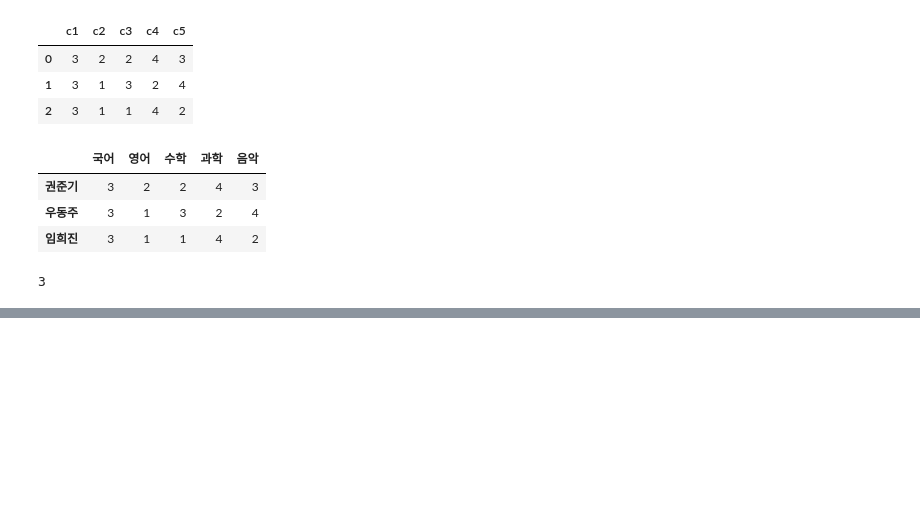
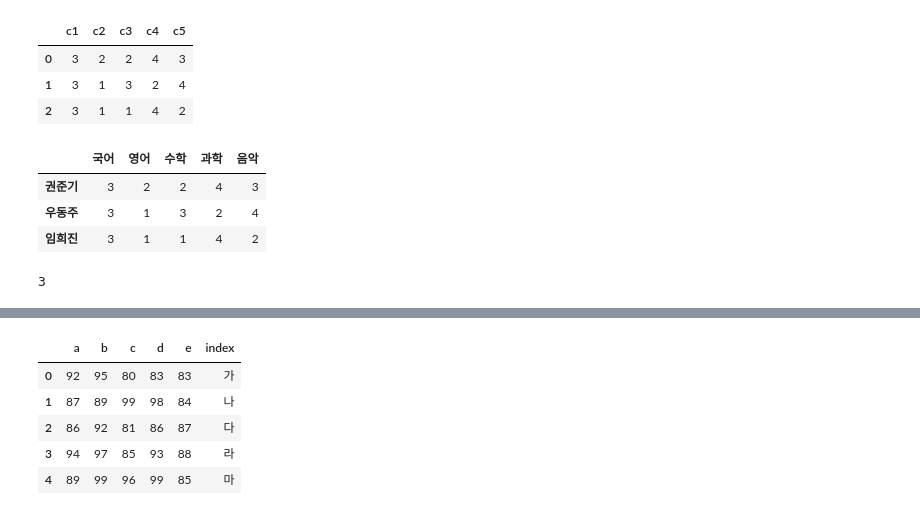
Before and after one commit to bnv20/kdt3, a Jupyter notebook: pandas_데이터형식_guide.ipynb, the cells around one changed output, grey strips where cells are left out. Drawn from its saved outputs; the diff is of its cells as text; code cells hidden in the pictures; blank space fills up the shorter version.

```diff
--- a/pandas_데이터형식_guide.ipynb
+++ b/pandas_데이터형식_guide.ipynb
@@ -470,3 +470,11 @@ df_e.iloc[0,4]
 - 2열을 Series와 DataFrame으로 각각 출력
 - 2행 3열의 값을 2행 4열의 값과 동일하게 변경
 - 2행 3열의 값과 2행 4열의 값을 동시에 만족하는 3,4열을 출력
+# %%
+# 데이터프레임 생성
+import numpy as np
+import pandas as pd
+np.random.seed(0)
+data = np.random.randint(80,100,size=(5,5))
+df = pd.DataFrame(data, columns=list('abcde'))
+df
@@ -472,0 +488,3 @@ df_e.iloc[0,4]
+# %%
+df1 = df.copy()
+df1
@@ -472,0 +498,10 @@ df_e.iloc[0,4]
+# %%
+df1['index'] = list('가나다라마')
+df1
+# %% [output]
+|  | a | b | c | d | e | index |
+| 0 | 92 | 95 | 80 | 83 | 83 | 가 |
+| 1 | 87 | 89 | 99 | 98 | 84 | 나 |
+| 2 | 86 | 92 | 81 | 86 | 87 | 다 |
+| 3 | 94 | 97 | 85 | 93 | 88 | 라 |
+| 4 | 89 | 99 | 96 | 99 | 85 | 마 |
```
Also changed, not shown: parts of 16 cells of this notebook, 1 other file.
